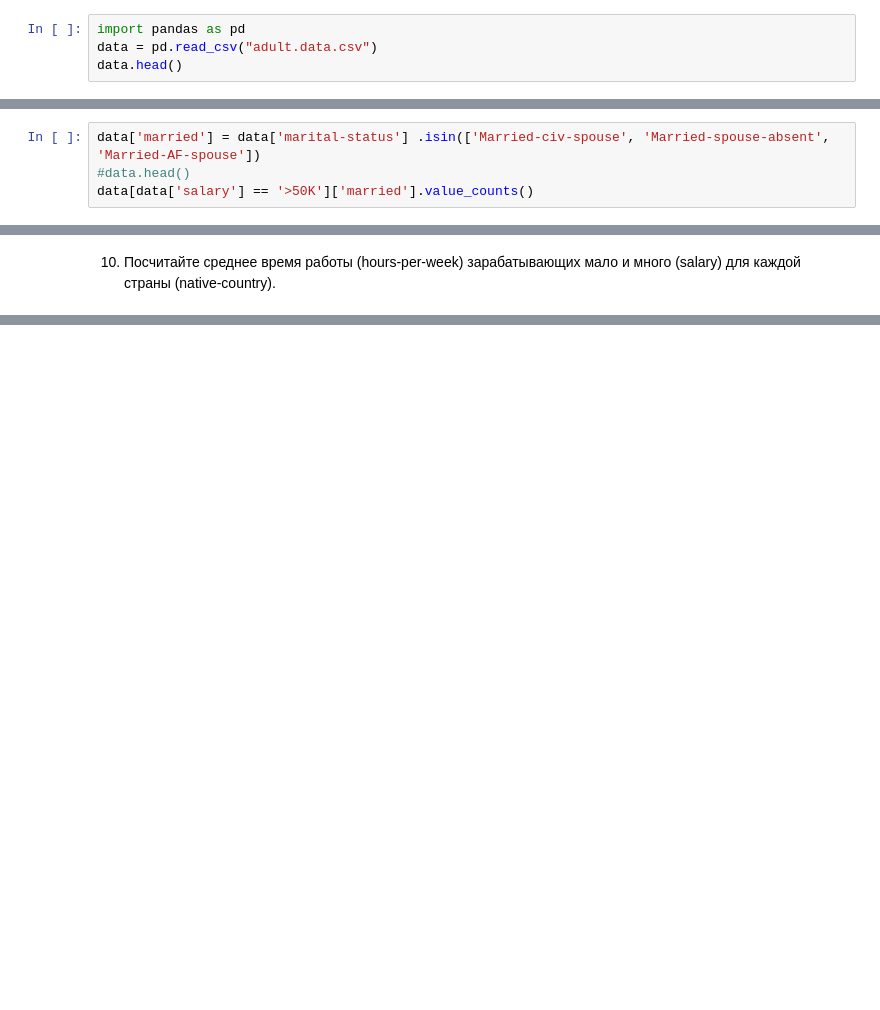
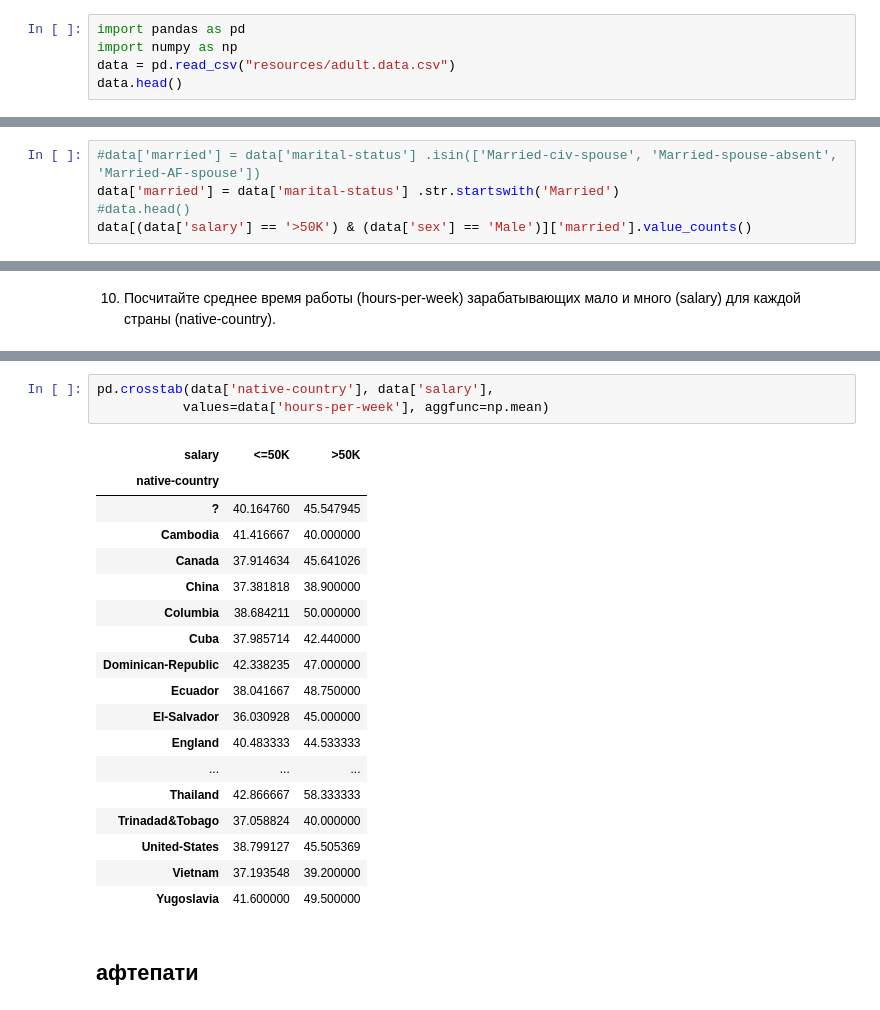
Before and after one commit to Unknov2N/Basics-Python-Yandex-handbook-, a Jupyter notebook: learning/ML_habr/lessons/1. Первичный анализ данных с Pandas.ipynb, the cells around one changed output, grey strips where cells are left out. Cells and saved outputs as stored; diff of their text form; blank space fills up the shorter version.

```diff
--- a/learning/ML_habr/lessons/Первичный анализ данных с Pandas.ipynb
+++ b/learning/ML_habr/lessons/1. Первичный анализ данных с Pandas.ipynb
@@ -364,7 +364,8 @@ native-country: United-States, Cambodia, England, Puerto-Rico, Canada, Germany,
 salary: >50K,<=50K
 # %%
 import pandas as pd
-data = pd.read_csv("adult.data.csv")
+import numpy as np
+data = pd.read_csv("resources/adult.data.csv")
 data.head()
 # %% [output]
 |  | age | workclass | fnlwgt | education | education-num | marital-status | occupation | relationship | ... |
@@ -437,8 +437,9 @@ data.groupby(['race', 'sex'])['age'].describe(percentiles=[])
 # %% [markdown]
 8. Среди кого больше доля зарабатывающих много (>50K): среди женатых или холостых мужчин (признак marital-status)? Женатыми считаем тех, у кого marital-status начинается с Married (Married-civ-spouse, Married-spouse-absent или Married-AF-spouse), остальных считаем холостыми.
 # %%
-data['married'] = data['marital-status'] .isin(['Married-civ-spouse', 'Married-spouse-absent', 'Married-AF-spouse'])
+#data['married'] = data['marital-status'] .isin(['Married-civ-spouse', 'Married-spouse-absent', 'Married-AF-spouse'])
+data['married'] = data['marital-status'] .str.startswith('Married')
 #data.head()
-data[data['salary'] == '>50K']['married'].value_counts()
+data[(data['salary'] == '>50K') & (data['sex'] == 'Male')]['married'].value_counts()
 # %% [output]
 married
@@ -479,0 +487,24 @@ Name: hours-per-week, Length: 82, dtype: float64
+# %%
+pd.crosstab(data['native-country'], data['salary'],
+           values=data['hours-per-week'], aggfunc=np.mean)
+# %% [output]
+| salary | <=50K | >50K |
+| native-country |  |  |
+| ? | 40.164760 | 45.547945 |
+| Cambodia | 41.416667 | 40.000000 |
+| Canada | 37.914634 | 45.641026 |
+| China | 37.381818 | 38.900000 |
+| Columbia | 38.684211 | 50.000000 |
+| Cuba | 37.985714 | 42.440000 |
+| Dominican-Republic | 42.338235 | 47.000000 |
+| Ecuador | 38.041667 | 48.750000 |
+| El-Salvador | 36.030928 | 45.000000 |
+| England | 40.483333 | 44.533333 |
+| ... | ... | ... |
+| Thailand | 42.866667 | 58.333333 |
+| Trinadad&Tobago | 37.058824 | 40.000000 |
+| United-States | 38.799127 | 45.505369 |
+| Vietnam | 37.193548 | 39.200000 |
+| Yugoslavia | 41.600000 | 49.500000 |
+# %% [markdown]
+## афтепати
```
Also changed, not shown: parts of 9 cells of this notebook, 8 other files.
